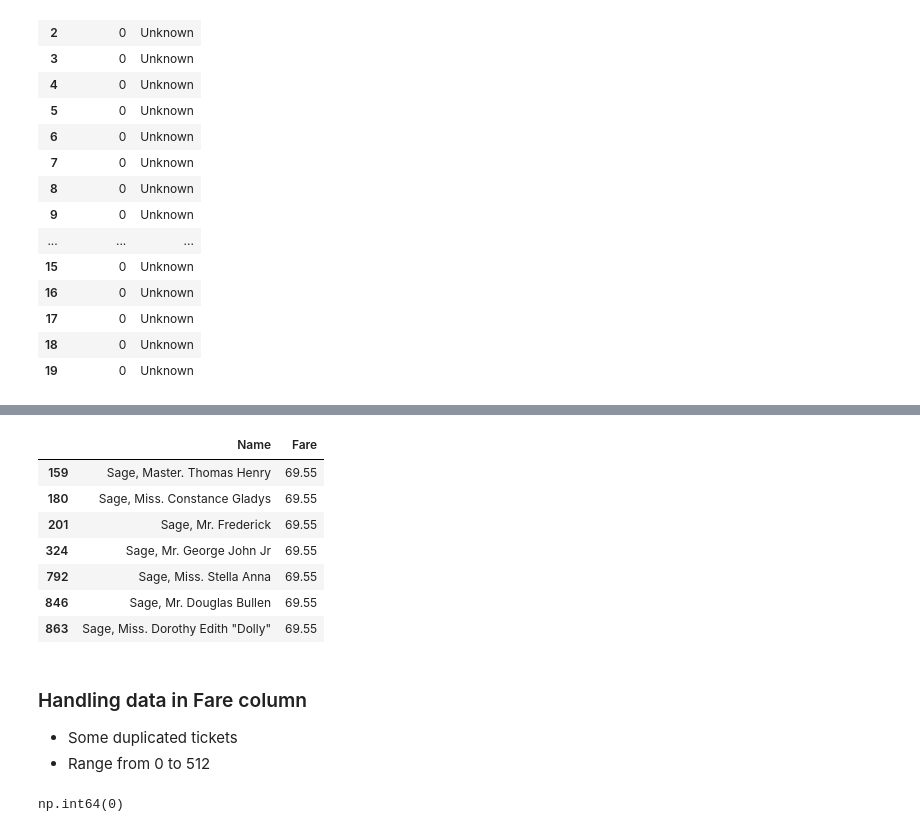
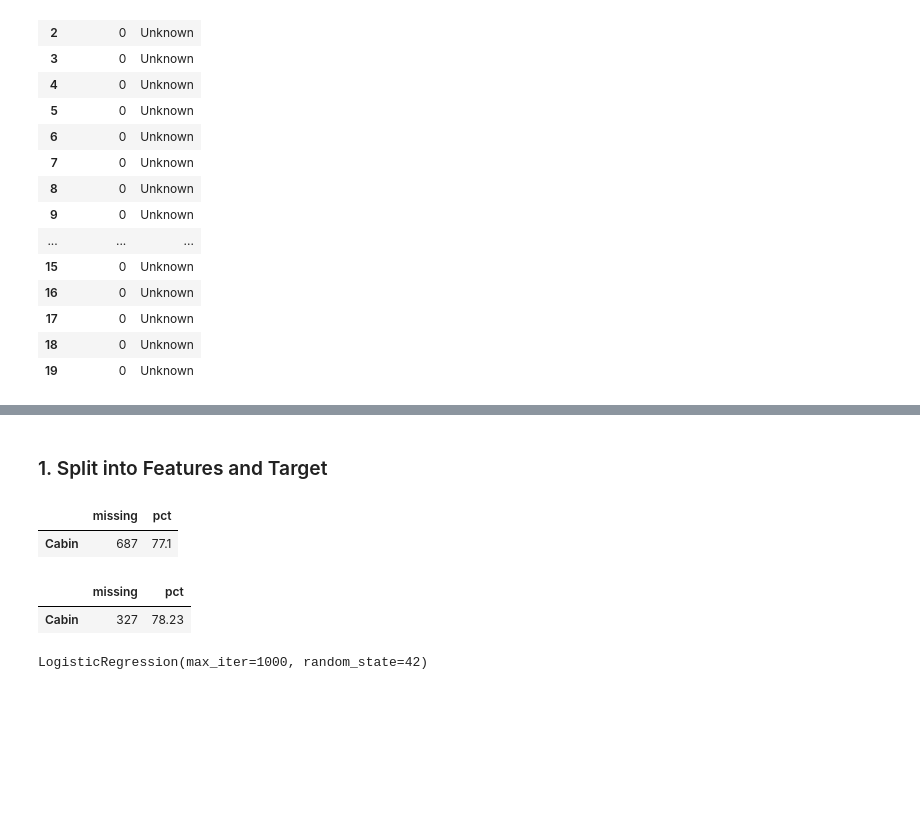
Before and after one commit to AnnaBilokon/titanic-survival-prediction, a Jupyter notebook: titanic_project.ipynb, the cells around one changed output, grey strips where cells are left out. Saved outputs shown, nothing was run; the diff lists cells and outputs as text; code cells hidden in the pictures; blank space fills up the shorter version.

```diff
--- a/titanic_project.ipynb
+++ b/titanic_project.ipynb
@@ -363,19 +392,2 @@ Name: count, dtype: int64
-# %%
-df[df['FamilySize'] == 11][['Name', 'Fare']]
-# %% [output]
-|  | Name | Fare |
-| 159 | Sage, Master. Thomas Henry | 69.55 |
-| 180 | Sage, Miss. Constance Gladys | 69.55 |
-| 201 | Sage, Mr. Frederick | 69.55 |
-| 324 | Sage, Mr. George John Jr | 69.55 |
-| 792 | Sage, Miss. Stella Anna | 69.55 |
-| 846 | Sage, Mr. Douglas Bullen | 69.55 |
-| 863 | Sage, Miss. Dorothy Edith "Dolly" | 69.55 |
-# %% [markdown]
-### Handling data in Fare column
-- Some duplicated tickets
-- Range from 0 to 512
-# %%
-df['Fare'].isnull().sum()
-# %% [output]
-np.int64(0)
+# %% [markdown]
+### 1. Split into Features and Target
@@ -381,0 +399,14 @@ np.int64(0)
+# %%
+display(missing_report(df_train))
+display(missing_report(df_test))
+# %% [output]
+|  | missing | pct |
+| Cabin | 687 | 77.1 |
+|  | missing | pct |
+| Cabin | 327 | 78.23 |
+# %%
+
+model = LogisticRegression(max_iter=1000, random_state=42)
+model.fit(X_train, y_train)
+# %% [output]
+LogisticRegression(max_iter=1000, random_state=42)
```
Also changed, not shown: parts of 59 cells of this notebook.
